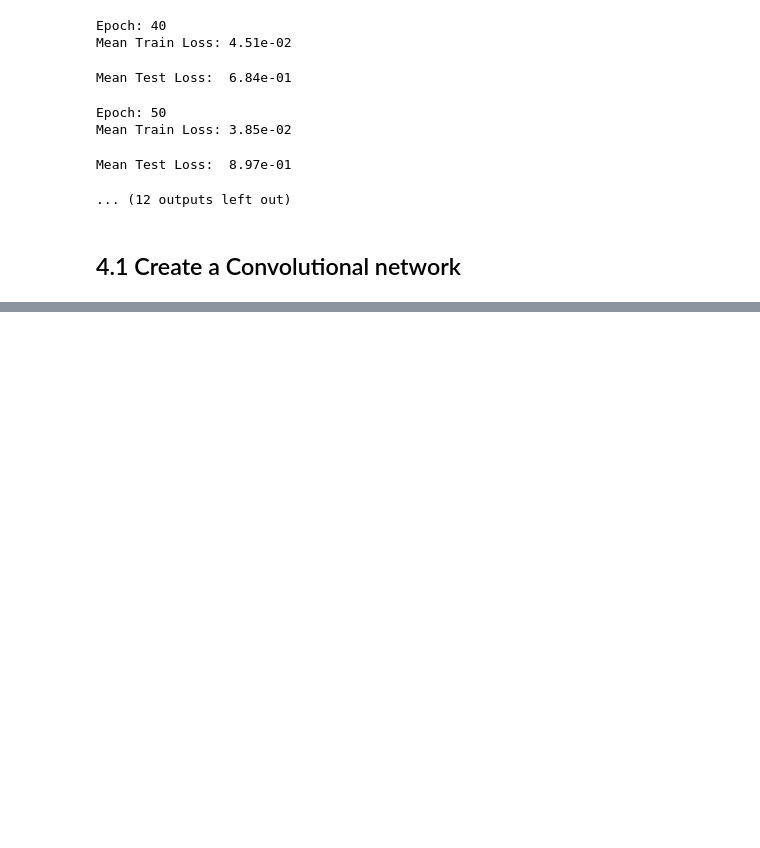
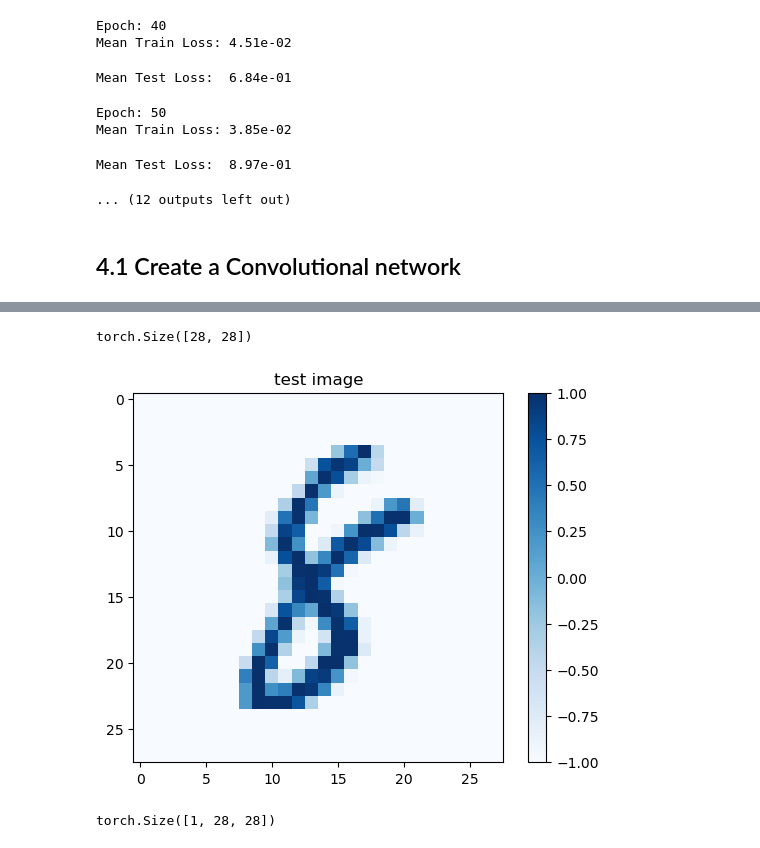
Before and after one commit to Lennox-Elaphurus/ML-Essentials-homework, a Jupyter notebook: Lennox/exercise3/Exercise3.ipynb, the cells around one changed output, grey strips where cells are left out. Saved outputs shown, nothing was run; the diff lists cells and outputs as text; code cells hidden in the pictures; blank space fills up the shorter version.

```diff
--- a/Lennox/exercise3/Exercise3.ipynb
+++ b/Lennox/exercise3/Exercise3.ipynb
@@ -173,7 +174,8 @@ for epoch in tqdm(range(n_epochs + 1)):
                 x = x.reshape(batch_size, 784).to(device)
                 noise_py_x = model(x, w_h, w_h2, w_o)
 
-                loss = cross_entropy(noise_py_x, y.to(device), reduction="mean")
+                loss = cross_entropy(
+                    noise_py_x, y.to(device), reduction="mean")
                 test_loss_this_epoch.append(float(loss.to("cpu")))
 
         test_loss.append(np.mean(test_loss_this_epoch))
@@ -224,19 +226,21 @@ def convolutional_layer(previous_layer, weightvector, p_drop_input):
     # reduces (2 ,2) window to 1 pixel
     subsampling_layer = max_pool2d(convolutional_layer_0, (2, 2))
 
-    out_layer = dropout(subsampling_layer, p_drop_input)
-    # out_layer = torch.nn.functional.dropout(subsampling_layer, p=p_drop_input, inplace=False) # faster
+    # out_layer = dropout(subsampling_layer, p_drop_input)
+    out_layer = torch.nn.functional.dropout(
+        subsampling_layer, p=p_drop_input, inplace=False)  # faster
 
     return out_layer
 
 
 # define the neural network
-def LeNet_model(x, w_h1_1,w_h1_2,w_h1_3, w_h2, w_o, p_drop_input=0.5, p_drop_hidden=0.5):
+def LeNet_model(x, w_h1_1, w_h1_2, w_h1_3, w_h2, w_o, p_drop_input=0.5, p_drop_hidden=0.5):
     h1_1 = convolutional_layer(x, w_h1_1, p_drop_input)
     h1_2 = convolutional_layer(h1_1, w_h1_2, p_drop_hidden)
     h1_3 = convolutional_layer(h1_2, w_h1_3, p_drop_hidden)
 
-    h1_3 = torch.reshape(h1_3, (-1, 128)) # number_of_output_pixel is determined by previous layers
+    # number_of_output_pixel is determined by previous layers
+    h1_3 = torch.reshape(h1_3, (-1, 128))
     h2 = rectify(h1_3 @ w_h2)
     pre_softmax = h2 @ w_o
     return pre_softmax
@@ -345,0 +357,45 @@ Mean Test Loss:  5.53e-01
+# %%
+import pickle
+import math
+
+def draw_fig(ax,data,title=""):
+   # Create a color map
+   cmap = plt.cm.Blues
+
+   # Create the heatmap
+   heatmap = ax.imshow(data.detach().numpy(), cmap=cmap)
+
+   # Add a colorbar
+   cbar = plt.colorbar(heatmap)
+
+   # Set the title and labels
+   ax.set_title(title)
+
+   # Show the plot
+   # plt.show()
+
+
+with open('test_img.pickle', 'wb') as file:
+    for _, batch in enumerate(test_dataloader):
+            test_x, test_y = batch
+    pickle.dump(test_x[0,0], file)
+
+
+with open('test_img.pickle', 'rb') as file:
+   test_x = pickle.load(file)
+   print(test_x.shape)
+
+# Create a figure and axis
+fig, ax = plt.subplots()
+
+# print(test_x)
+draw_fig(ax, test_x,"test image")
+plt.show()
+plt.close(fig)
+
+test_x = test_x.unsqueeze(0)
+print(test_x.shape)
+# %% [output]
+torch.Size([28, 28])
+[figure, added]
+torch.Size([1, 28, 28])
```
Also changed, not shown: parts of 5 cells of this notebook, 2 other files.
